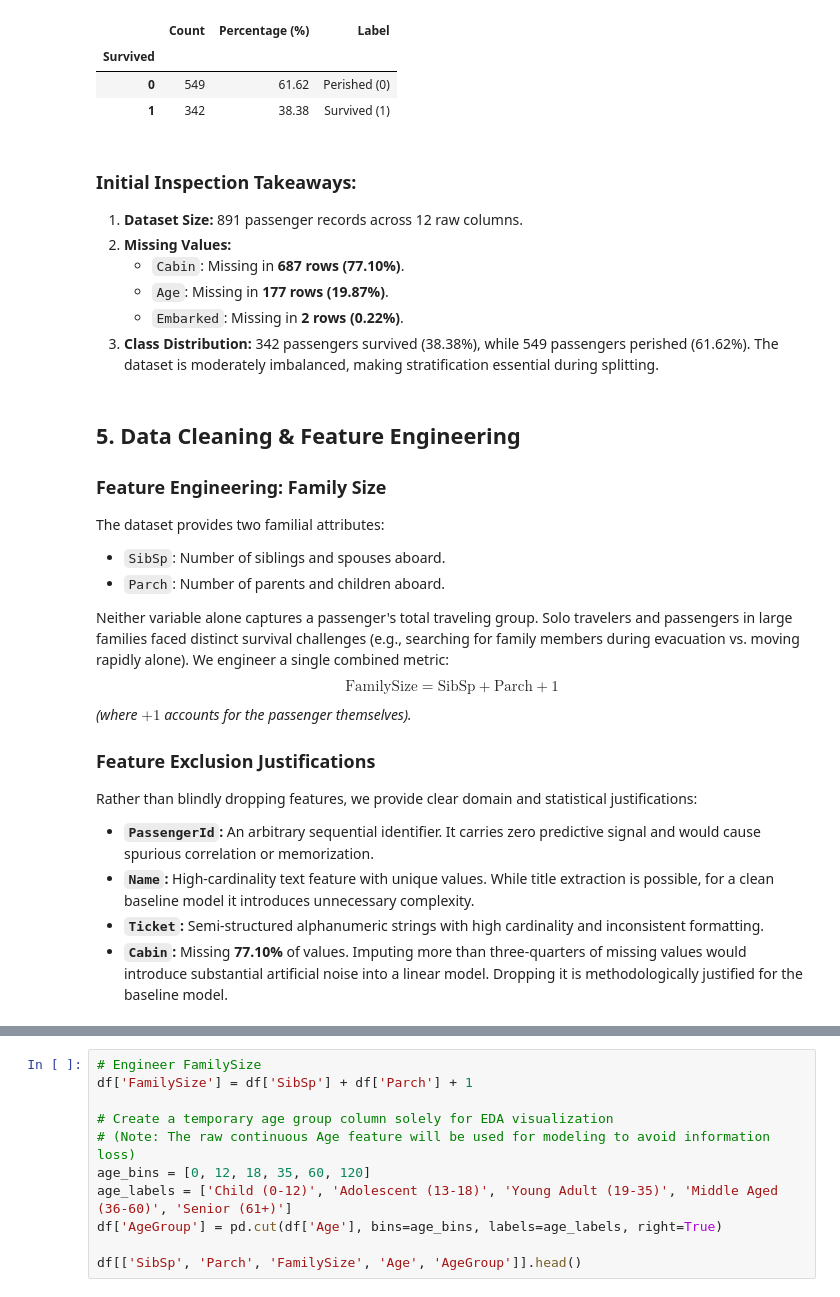
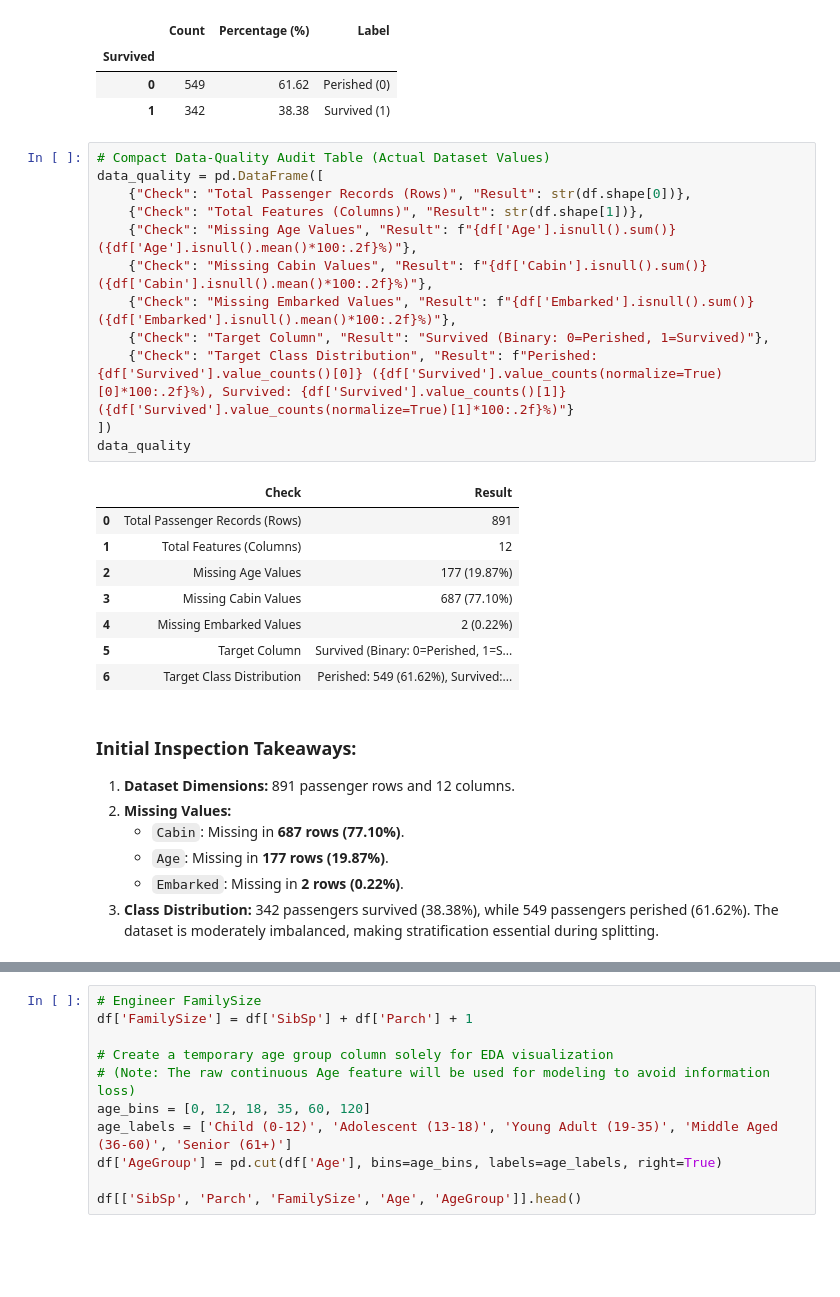
Before and after one commit to pavankarthikeyaatchyuta-lab/Titanic-Survival-Prediction, a Jupyter notebook: Titanic_Project.ipynb, the cells around one changed output, grey strips where cells are left out. Cells and saved outputs as stored; diff of their text form; blank space fills up the shorter version.

```diff
--- a/Titanic_Project.ipynb
+++ b/Titanic_Project.ipynb
@@ -154,29 +156,32 @@ target_dist
 | Survived |  |  |  |
 | 0 | 549 | 61.62 | Perished (0) |
 | 1 | 342 | 38.38 | Survived (1) |
+# %%
+# Compact Data-Quality Audit Table (Actual Dataset Values)
+data_quality = pd.DataFrame([
+    {"Check": "Total Passenger Records (Rows)", "Result": str(df.shape[0])},
+    {"Check": "Total Features (Columns)", "Result": str(df.shape[1])},
+    {"Check": "Missing Age Values", "Result": f"{df['Age'].isnull().sum()} ({df['Age'].isnull().mean()*100:.2f}%)"},
+    {"Check": "Missing Cabin Values", "Result": f"{df['Cabin'].isnull().sum()} ({df['Cabin'].isnull().mean()*100:.2f}%)"},
+    {"Check": "Missing Embarked Values", "Result": f"{df['Embarked'].isnull().sum()} ({df['Embarked'].isnull().mean()*100:.2f}%)"},
+    {"Check": "Target Column", "Result": "Survived (Binary: 0=Perished, 1=Survived)"},
+    {"Check": "Target Class Distribution", "Result": f"Perished: {df['Survived'].value_counts()[0]} ({df['Survived'].value_counts(normalize=True)[0]*100:.2f}%), Survived: {df['Survived'].value_counts()[1]} ({df['Survived'].value_counts(normalize=True)[1]*100:.2f}%)"}
+])
+data_quality
+# %% [output]
+|  | Check | Result |
+| 0 | Total Passenger Records (Rows) | 891 |
+| 1 | Total Features (Columns) | 12 |
+| 2 | Missing Age Values | 177 (19.87%) |
+| 3 | Missing Cabin Values | 687 (77.10%) |
+| 4 | Missing Embarked Values | 2 (0.22%) |
+| 5 | Target Column | Survived (Binary: 0=Perished, 1=S... |
+| 6 | Target Class Distribution | Perished: 549 (61.62%), Survived:... |
 # %% [markdown]
 ### Initial Inspection Takeaways:
-1. **Dataset Size:** 891 passenger records across 12 raw columns.
+1. **Dataset Dimensions:** 891 passenger rows and 12 columns.
 2. **Missing Values:**
    * `Cabin`: Missing in **687 rows (77.10%)**.
    * `Age`: Missing in **177 rows (19.87%)**.
    * `Embarked`: Missing in **2 rows (0.22%)**.
 3. **Class Distribution:** 342 passengers survived (38.38%), while 549 passengers perished (61.62%). The dataset is moderately imbalanced, making stratification essential during splitting.
-# %% [markdown]
-## 5. Data Cleaning & Feature Engineering
-
-### Feature Engineering: Family Size
-The dataset provides two familial attributes:
-* `SibSp`: Number of siblings and spouses aboard.
-* `Parch`: Number of parents and children aboard.
-
-Neither variable alone captures a passenger's total traveling group. Solo travelers and passengers in large families faced distinct survival challenges (e.g., searching for family members during evacuation vs. moving rapidly alone). We engineer a single combined metric:
-$$\text{FamilySize} = \text{SibSp} + \text{Parch} + 1$$
-*(where $+1$ accounts for the passenger themselves).*
-
-### Feature Exclusion Justifications
-Rather than blindly dropping features, we provide clear domain and statistical justifications:
-* **`PassengerId`:** An arbitrary sequential identifier. It carries zero predictive signal and would cause spurious correlation or memorization.
-* **`Name`:** High-cardinality text feature with unique values. While title extraction is possible, for a clean baseline model it introduces unnecessary complexity.
-* **`Ticket`:** Semi-structured alphanumeric strings with high cardinality and inconsistent formatting.
-* **`Cabin`:** Missing **77.10%** of values. Imputing more than three-quarters of missing values would introduce substantial artificial noise into a linear model. Dropping it is methodologically justified for the baseline model.
```
Also changed, not shown: parts of 28 cells of this notebook, 2 other files.
